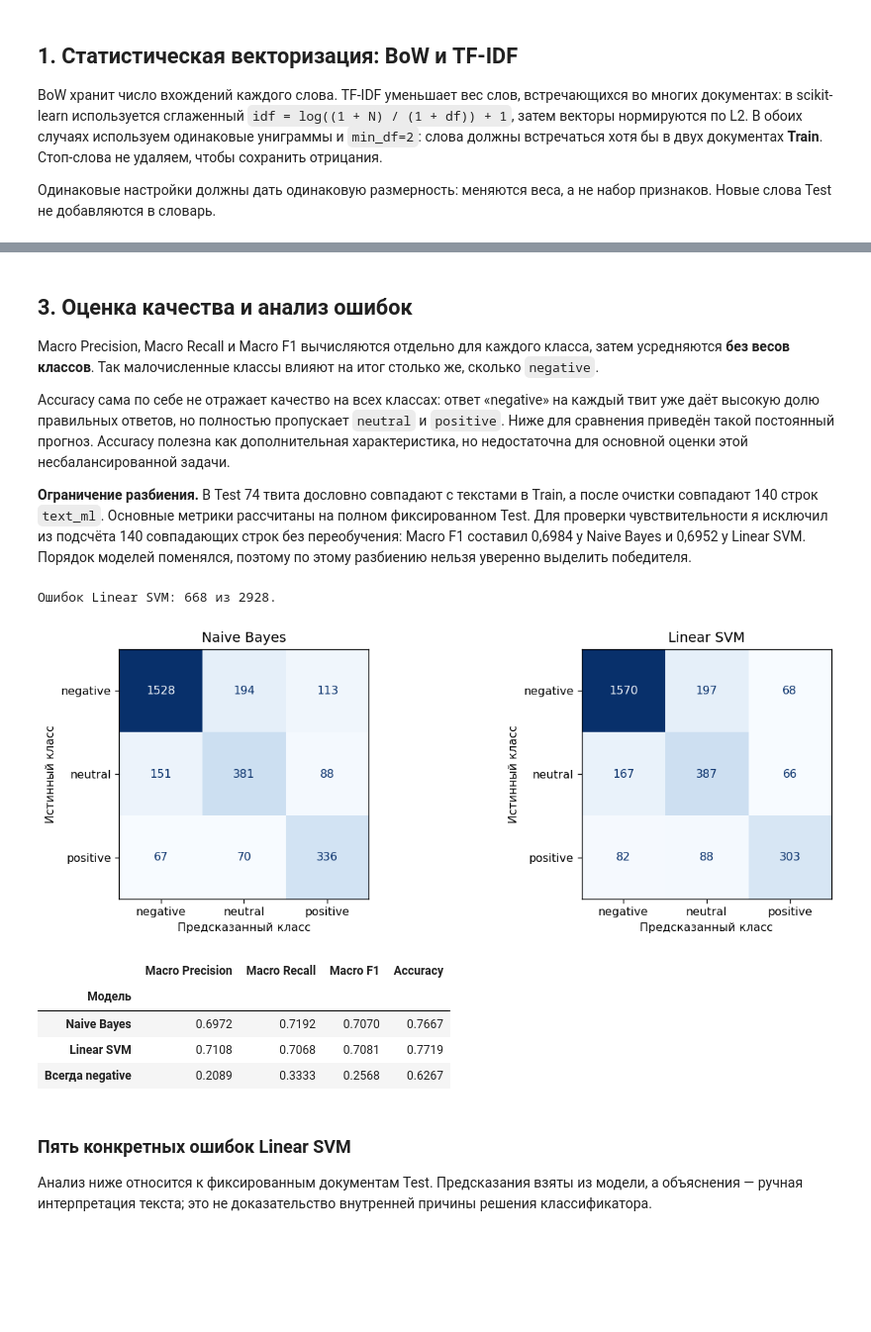
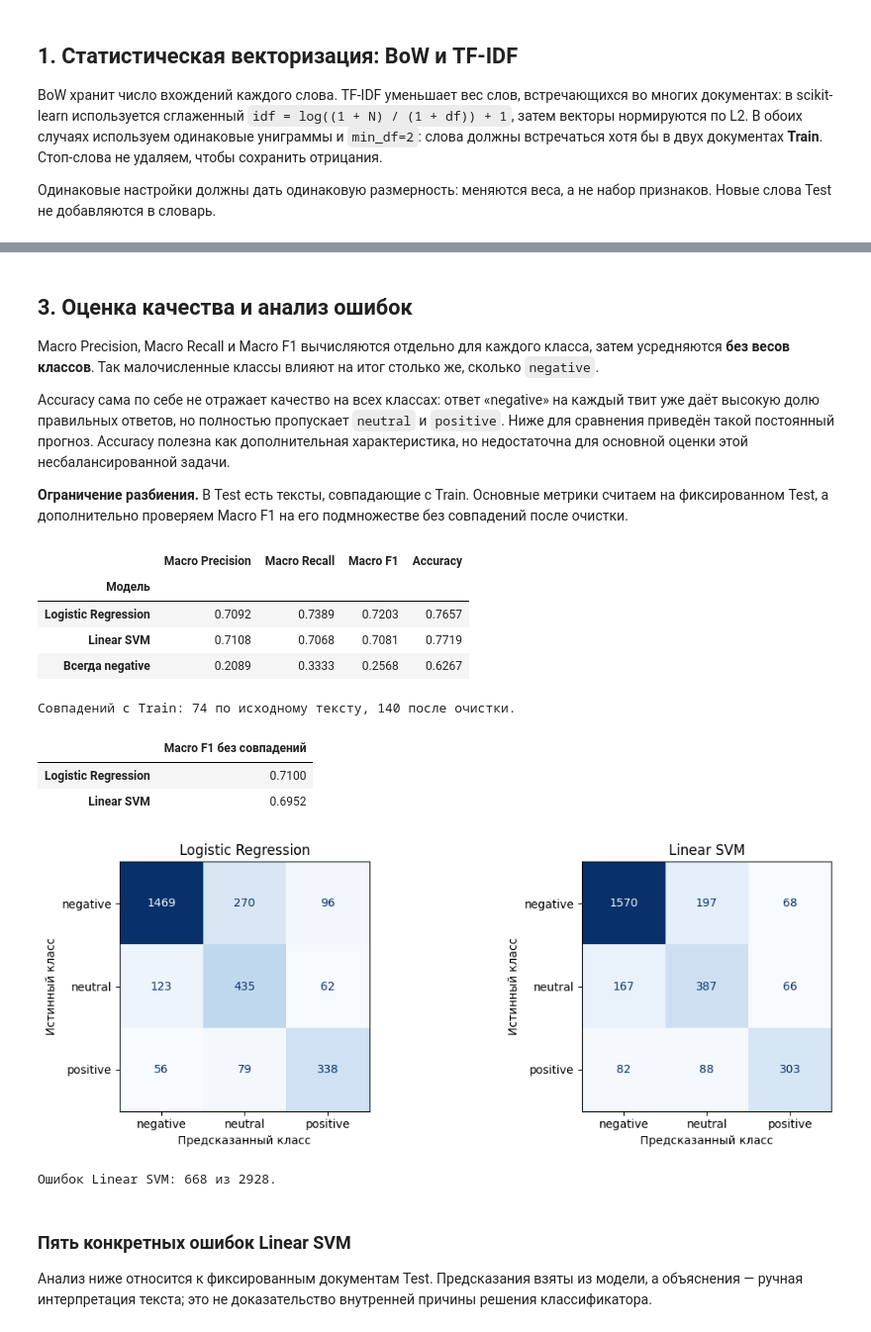
Before and after one commit to ChornyChay1/TextAnalysis, a Jupyter notebook: lab3/lab3.ipynb, the cells around one changed output, grey strips where cells are left out. Shown at 99% size. Drawn from its saved outputs; the diff is of its cells as text; code cells hidden in the pictures; blank space fills up the shorter version.

Commit message:
Use logistic regression and compare class weights in lab 3

```diff
--- a/lab3/lab3.ipynb
+++ b/lab3/lab3.ipynb
@@ -111,10 +114,10 @@ balance_table["Вес документа"] = [sample_weights[y_train == label][0
 display(balance_table.round(4))
 assert np.allclose([sample_weights[y_train == label].sum() for label in labels], len(train) / len(labels))
 models = {
-    "Naive Bayes": MultinomialNB(alpha=1.0),
+    "Logistic Regression": LogisticRegression(C=1.0, class_weight="balanced", max_iter=1000),
     "Linear SVM": LinearSVC(C=1.0, class_weight="balanced", random_state=42, max_iter=5000),
 }
-models["Naive Bayes"].fit(X_train_tfidf, y_train, sample_weight=sample_weights)
-models["Linear SVM"].fit(X_train_tfidf, y_train)
+for model in models.values():
+    model.fit(X_train_tfidf, y_train)
 print("Оба классификатора обучены на TF-IDF Train.")
 # %% [output]
@@ -126,0 +130,21 @@ print("Оба классификатора обучены на TF-IDF Train.")
+# %%
+# Абляция весов классов. Сравниваем варианты на одних и тех же разбиениях Train.
+folds = StratifiedGroupKFold(n_splits=3, shuffle=True, random_state=42)
+ablation_rows = []
+for train_idx, valid_idx in folds.split(train.text_ml, y_train, groups=train.text_ml):
+    fold_vectorizer = TfidfVectorizer(**vectorizer_params)
+    X_fold_train = fold_vectorizer.fit_transform(train.text_ml.iloc[train_idx])
+    X_fold_valid = fold_vectorizer.transform(train.text_ml.iloc[valid_idx])
+    for name, model in models.items():
+        row = {"Модель": name}
+        for class_weight, column in [(None, "Без весов"), ("balanced", "С весами")]:
+            candidate = clone(model).set_params(class_weight=class_weight)
+            candidate.fit(X_fold_train, y_train[train_idx])
+            row[column] = f1_score(y_train[valid_idx], candidate.predict(X_fold_valid),
+                                   labels=labels, average="macro", zero_division=0)
+        ablation_rows.append(row)
+
+ablation = pd.DataFrame(ablation_rows).groupby("Модель", sort=False).mean()
+ablation["Δ"] = ablation["С весами"] - ablation["Без весов"]
+print("Macro F1, среднее по трём разбиениям Train")
+display(ablation.round(4))
@@ -131,36 +161,49 @@ Macro Precision, Macro Recall и Macro F1 вычисляются отдельн
 
 Accuracy сама по себе не отражает качество на всех классах: ответ «negative» на каждый твит уже даёт высокую долю правильных ответов, но полностью пропускает `neutral` и `positive`. Ниже для сравнения приведён такой постоянный прогноз. Accuracy полезна как дополнительная характеристика, но недостаточна для основной оценки этой несбалансированной задачи.
 
-**Ограничение разбиения.** В Test 74 твита дословно совпадают с текстами в Train, а после очистки совпадают 140 строк `text_ml`. Основные метрики рассчитаны на полном фиксированном Test. Для проверки чувствительности я исключил из подсчёта 140 совпадающих строк без переобучения: Macro F1 составил 0,6984 у Naive Bayes и 0,6952 у Linear SVM. Порядок моделей поменялся, поэтому по этому разбиению нельзя уверенно выделить победителя.
+**Ограничение разбиения.** В Test есть тексты, совпадающие с Train. Основные метрики считаем на фиксированном Test, а дополнительно проверяем Macro F1 на его подмножестве без совпадений после очистки.
 # %%
 predictions = {name: model.predict(X_test_tfidf) for name, model in models.items()}
 metric_rows = []
 for name, prediction in {**predictions, "Всегда negative": np.full(len(test), "negative")}.items():
     precision, recall, f1, _ = precision_recall_fscore_support(
         y_test, prediction, labels=labels, average="macro", zero_division=0)
     metric_rows.append({"Модель": name, "Macro Precision": precision, "Macro Recall": recall,
                         "Macro F1": f1, "Accuracy": accuracy_score(y_test, prediction)})
 metrics = pd.DataFrame(metric_rows).set_index("Модель")
 display(metrics.round(4))
+
+exact_overlap = test.text.isin(train.text)
+clean_overlap = test.text_ml.isin(train.text_ml)
+unique_test = ~clean_overlap.to_numpy()
+print(f"Совпадений с Train: {exact_overlap.sum()} по исходному тексту, {clean_overlap.sum()} после очистки.")
+display(pd.Series({
+    name: f1_score(y_test[unique_test], prediction[unique_test], labels=labels, average="macro")
+    for name, prediction in predictions.items()
+}, name="Macro F1 без совпадений").to_frame().round(4))
 fig, axes = plt.subplots(1, 2, figsize=(12, 4))
 for ax, (name, prediction) in zip(axes, predictions.items()):
     ConfusionMatrixDisplay.from_predictions(y_test, prediction, labels=labels,
                                            display_labels=labels, ax=ax, colorbar=False, cmap="Blues")
     ax.set(title=name, xlabel="Предсказанный класс", ylabel="Истинный класс")
 fig.tight_layout()
 plt.show()
 # Анализируем SVM, выбранный заранее, а не по результату Test.
 errors = test.loc[y_test != predictions["Linear SVM"], ["row_id", "text", "label"]].copy()
 errors["prediction"] = predictions["Linear SVM"][y_test != predictions["Linear SVM"]]
 print(f"Ошибок Linear SVM: {len(errors)} из {len(test)}.")
 # %% [output]
+|  | Macro Precision | Macro Recall | Macro F1 | Accuracy |
+| Модель |  |  |  |  |
+| Logistic Regression | 0.7092 | 0.7389 | 0.7203 | 0.7657 |
+| Linear SVM | 0.7108 | 0.7068 | 0.7081 | 0.7719 |
+| Всегда negative | 0.2089 | 0.3333 | 0.2568 | 0.6267 |
-Ошибок Linear SVM: 668 из 2928.
+Совпадений с Train: 74 по исходному тексту, 140 после очистки.
+|  | Macro F1 без совпадений |
+| Logistic Regression | 0.7100 |
+| Linear SVM | 0.6952 |
-[figure, old version]
+[figure, new version]
-|  | Macro Precision | Macro Recall | Macro F1 | Accuracy |
-| Модель |  |  |  |  |
-| Naive Bayes | 0.6972 | 0.7192 | 0.7070 | 0.7667 |
-| Linear SVM | 0.7108 | 0.7068 | 0.7081 | 0.7719 |
-| Всегда negative | 0.2089 | 0.3333 | 0.2568 | 0.6267 |
+Ошибок Linear SVM: 668 из 2928.
 # %% [markdown]
 ### Пять конкретных ошибок Linear SVM
 
```
Also changed, not shown: parts of 9 cells of this notebook.
